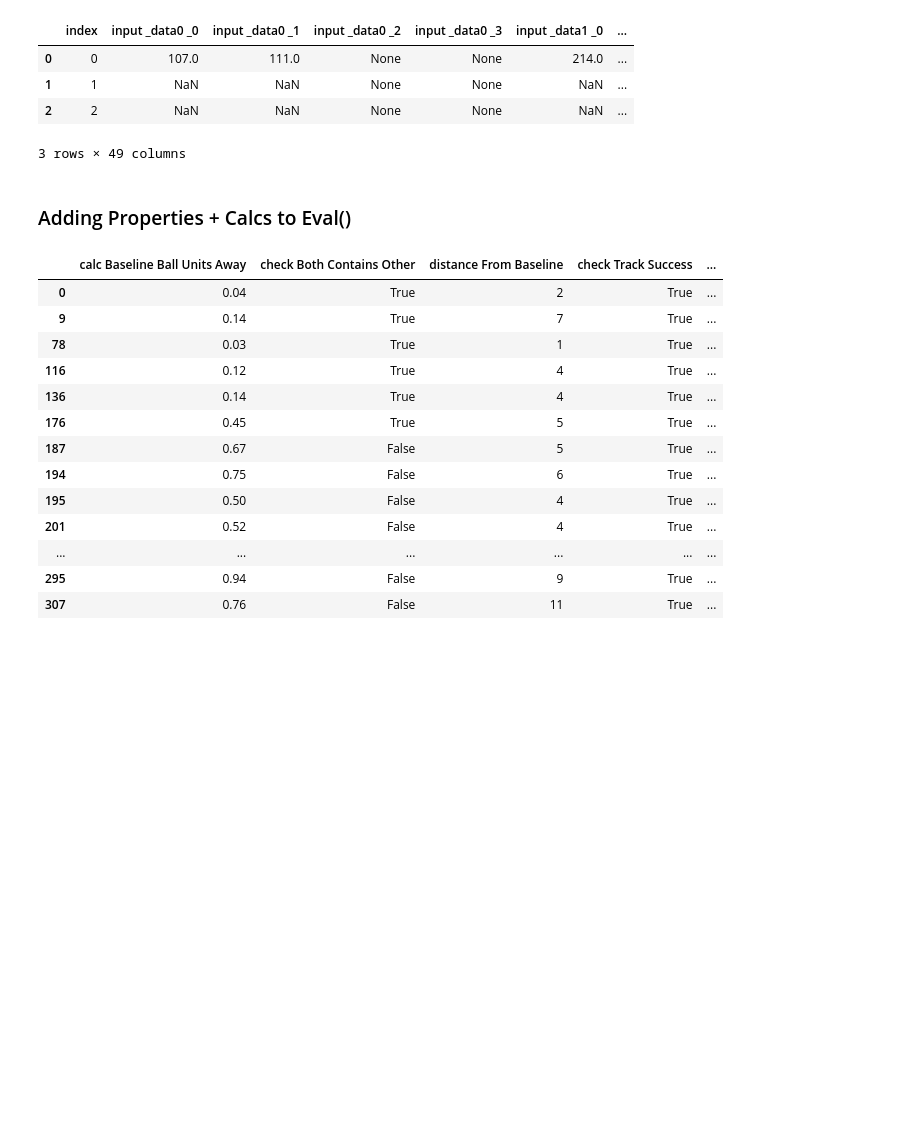
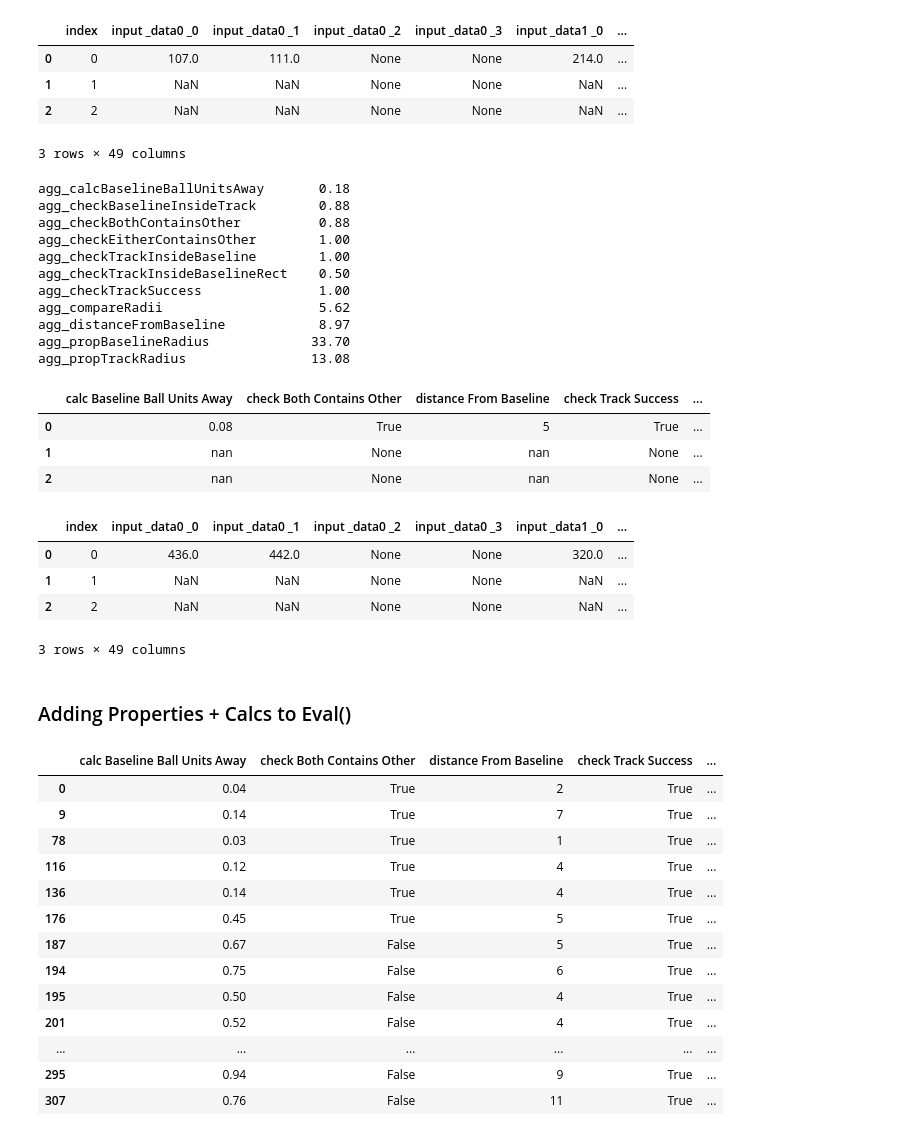
Before and after one commit to sutt/ppd, a Jupyter notebook: books/eval-module-5.ipynb, the cells around one changed output. Saved outputs shown, nothing was run; the diff lists cells and outputs as text; code cells hidden in the pictures; blank space fills up the shorter version.

```diff
--- a/books/eval-module-5.ipynb
+++ b/books/eval-module-5.ipynb
@@ -104,6 +174,29 @@ agg_propTrackRadius                12.38
 | 1 | 1 | NaN | NaN | None | None | NaN | ... |
 | 2 | 2 | NaN | NaN | None | None | NaN | ... |
 3 rows × 49 columns
+# %%
+suite2.previewEachDf(clip_rows=3)
+# %% [output]
+agg_calcBaselineBallUnitsAway       0.18
+agg_checkBaselineInsideTrack        0.88
+agg_checkBothContainsOther          0.88
+agg_checkEitherContainsOther        1.00
+agg_checkTrackInsideBaseline        1.00
+agg_checkTrackInsideBaselineRect    0.50
+agg_checkTrackSuccess               1.00
+agg_compareRadii                    5.62
+agg_distanceFromBaseline            8.97
+agg_propBaselineRadius             33.70
+agg_propTrackRadius                13.08
+|  | calc Baseline Ball Units Away | check Both Contains Other | distance From Baseline | check Track Success | ... |
+| 0 | 0.08 | True | 5 | True | ... |
+| 1 | nan | None | nan | None | ... |
+| 2 | nan | None | nan | None | ... |
+|  | index | input _data0 _0 | input _data0 _1 | input _data0 _2 | input _data0 _3 | input _data1 _0 | ... |
+| 0 | 0 | 436.0 | 442.0 | None | None | 320.0 | ... |
+| 1 | 1 | NaN | NaN | None | None | NaN | ... |
+| 2 | 2 | NaN | NaN | None | None | NaN | ... |
+3 rows × 49 columns
 # %% [markdown]
 ### Adding Properties + Calcs to Eval()
 # %%
```
Also changed, not shown: parts of 11 cells of this notebook, 4 other files.
